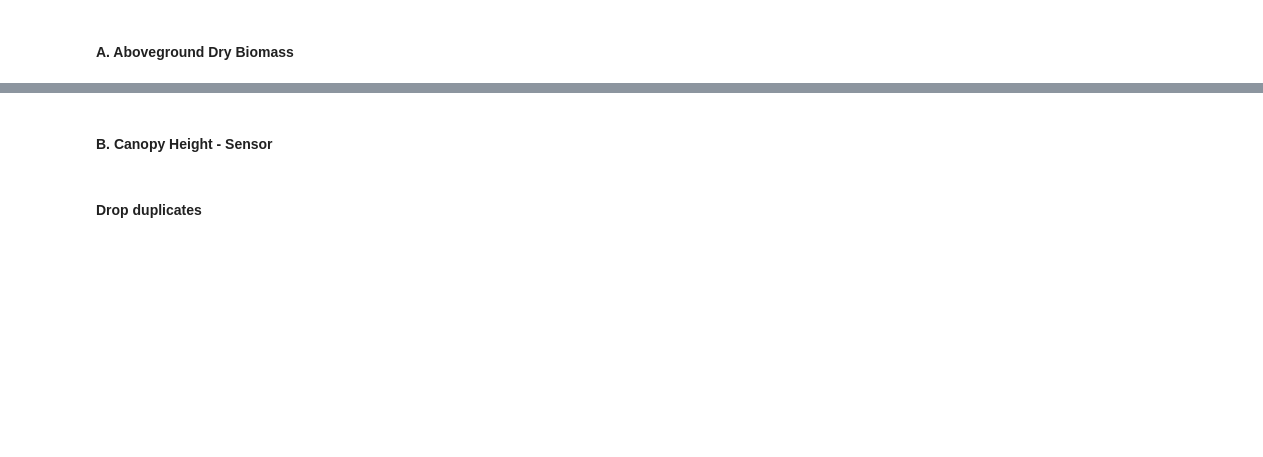
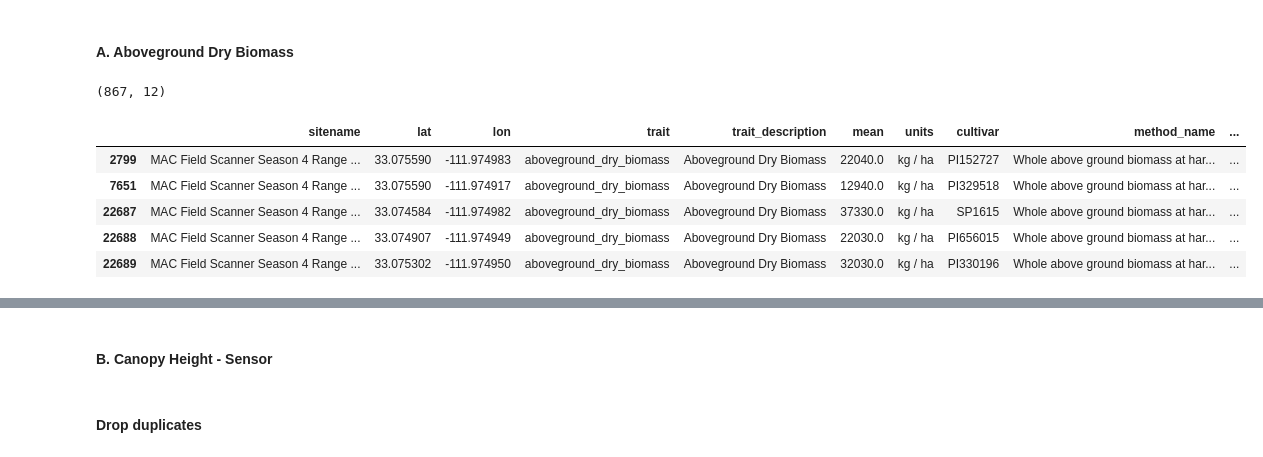
Before and after one commit to genophenoenvo/terraref-datasets, a Jupyter notebook: notebooks/mac_season_4_data_cleaning.ipynb, the cells around one changed output, grey strips where cells are left out. Drawn from its saved outputs; the diff is of its cells as text; code cells hidden in the pictures; blank space fills up the shorter version.

```diff
--- a/notebooks/mac_season_4_data_cleaning.ipynb
+++ b/notebooks/mac_season_4_data_cleaning.ipynb
@@ -177,0 +160,12 @@ def save_to_csv_without_timestamp(list_of_dfs, list_of_output_filenames):
+# %%
+df = read_in_csv(folder_name=folder_name, file_name=season_4_input_filename)
+# print(df.shape)
+# %%
+cols_to_drop = ['Unnamed: 0', 'checked', 'result_type', 'id', 'citation_id', 'site_id', 'treatment_id',
+                'scientificname', 'commonname', 'genus', 'species_id', 'cultivar_id', 'author',
+                'citation_year', 'time', 'month', 'year', 'n', 'statname', 'stat', 'notes', 'access_level',
+                'entity', 'view_url', 'edit_url', 'date', 'dateloc', 'city', 'treatment']
+
+df_1 = df.drop(labels=cols_to_drop, axis=1)
+# print(df_1.shape)
+# df_1.head(3)
@@ -177,0 +178,4 @@ def save_to_csv_without_timestamp(list_of_dfs, list_of_output_filenames):
+# %%
+df_2 = extract_range_column_values(df_1, 'sitename')
+# print(df_2.shape)
+# df_2.sample(n=3)
@@ -177,0 +188,3 @@ def save_to_csv_without_timestamp(list_of_dfs, list_of_output_filenames):
+# %%
+df_3 = convert_datetime_column(df_2, 'raw_date')
+# df_3.head(3)
@@ -178,7 +196,15 @@ def save_to_csv_without_timestamp(list_of_dfs, list_of_output_filenames):
 # %% [markdown]
 #### A. Aboveground Dry Biomass
 # %%
-adb_0 = pd.read_csv('data/raw/season_4_traits/season_4_aboveground_dry_biomass_manual.csv')
-print(adb_0.shape)
+adb_0 = df_3.loc[df['trait'] == 'aboveground_dry_biomass']
+# print(adb_0.shape)
 # adb_0.head()
+# %% [output]
+(867, 12)
+|  | sitename | lat | lon | trait | trait_description | mean | units | cultivar | method_name | ... |
+| 2799 | MAC Field Scanner Season 4 Range ... | 33.075590 | -111.974983 | aboveground_dry_biomass | Aboveground Dry Biomass | 22040.0 | kg / ha | PI152727 | Whole above ground biomass at har... | ... |
+| 7651 | MAC Field Scanner Season 4 Range ... | 33.075590 | -111.974917 | aboveground_dry_biomass | Aboveground Dry Biomass | 12940.0 | kg / ha | PI329518 | Whole above ground biomass at har... | ... |
+| 22687 | MAC Field Scanner Season 4 Range ... | 33.074584 | -111.974982 | aboveground_dry_biomass | Aboveground Dry Biomass | 37330.0 | kg / ha | SP1615 | Whole above ground biomass at har... | ... |
+| 22688 | MAC Field Scanner Season 4 Range ... | 33.074907 | -111.974949 | aboveground_dry_biomass | Aboveground Dry Biomass | 22030.0 | kg / ha | PI656015 | Whole above ground biomass at har... | ... |
+| 22689 | MAC Field Scanner Season 4 Range ... | 33.075302 | -111.974950 | aboveground_dry_biomass | Aboveground Dry Biomass | 32030.0 | kg / ha | PI330196 | Whole above ground biomass at har... | ... |
 # %%
```
Also changed, not shown: parts of 29 cells of this notebook.
